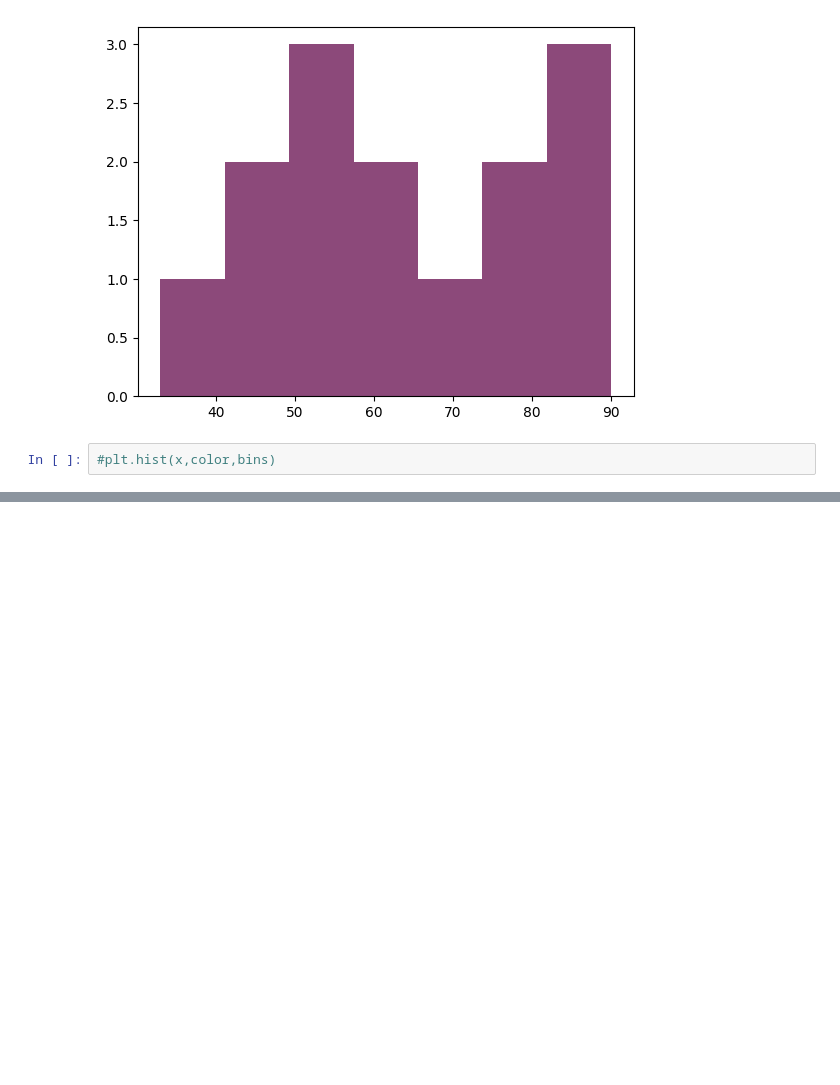
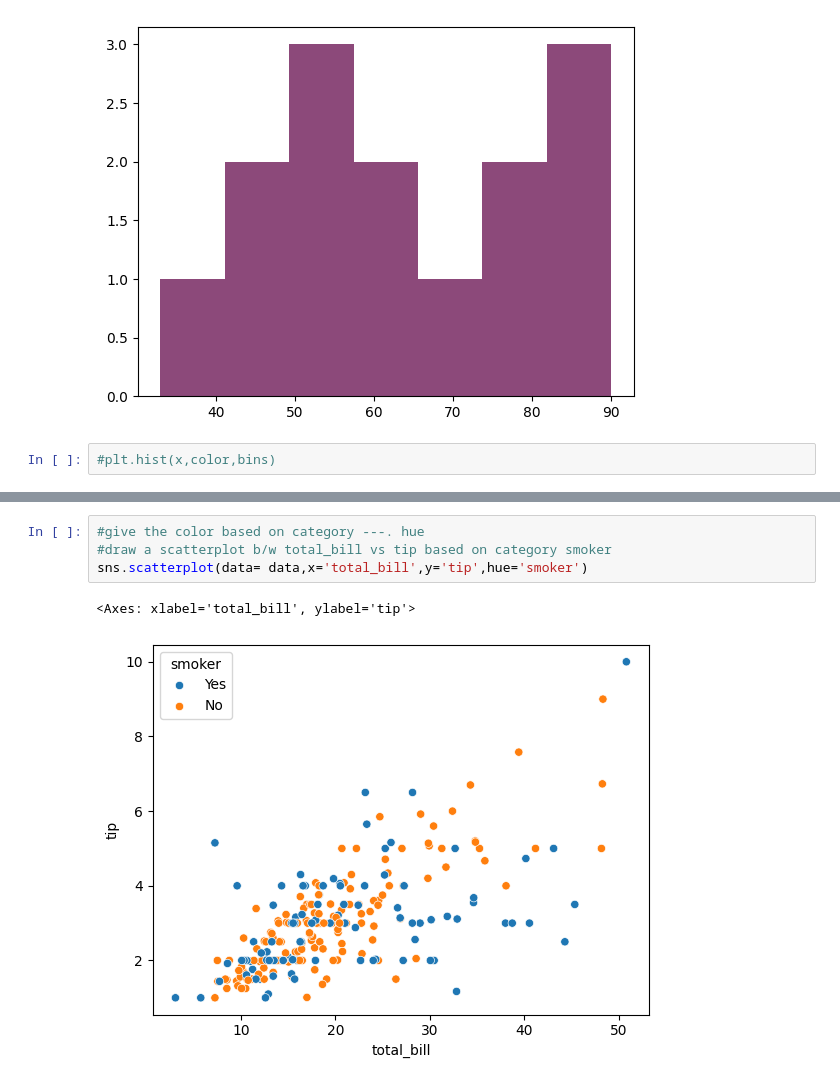
Before and after one commit to Srikanth-9492/My_python_notebook, a Jupyter notebook: Data_Visualization.ipynb, the cells around one changed output, grey strips where cells are left out. Cells and saved outputs as stored; diff of their text form; blank space fills up the shorter version.

```diff
--- a/Data_Visualization.ipynb
+++ b/Data_Visualization.ipynb
@@ -219,0 +258,7 @@ plt.show()
+# %%
+#give the color based on category ---. hue
+#draw a scatterplot b/w total_bill vs tip based on category smoker
+sns.scatterplot(data= data,x='total_bill',y='tip',hue='smoker')
+# %% [output]
+<Axes: xlabel='total_bill', ylabel='tip'>
+[figure, added]
```
Also changed, not shown: parts of 30 cells of this notebook.
